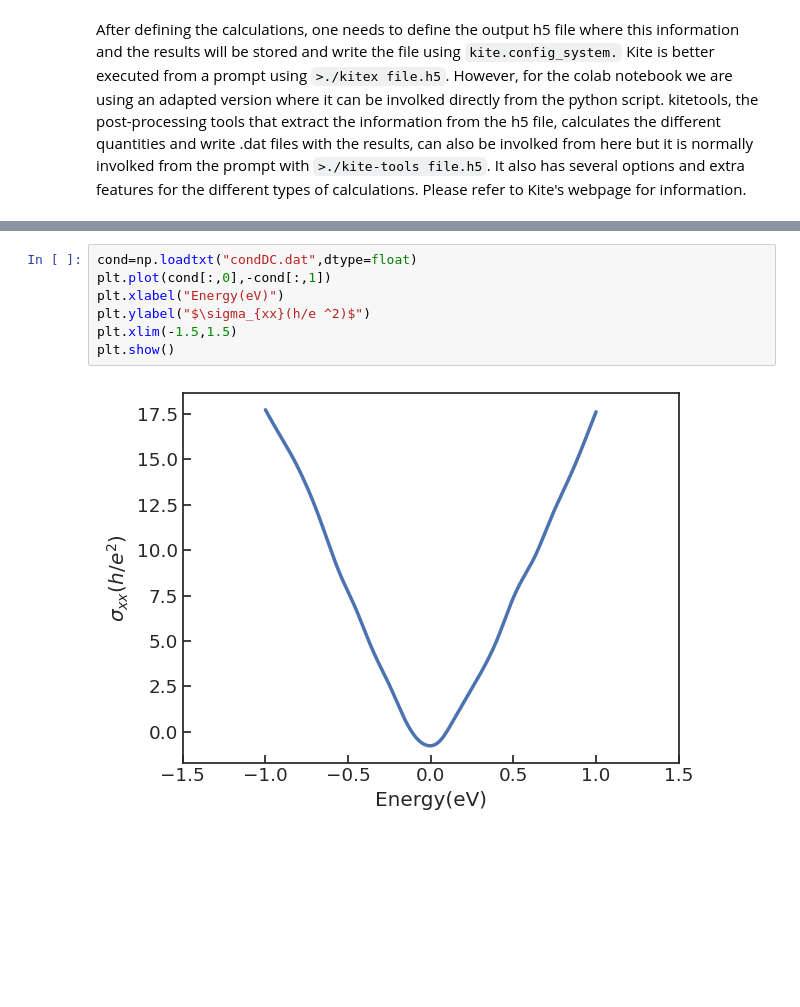
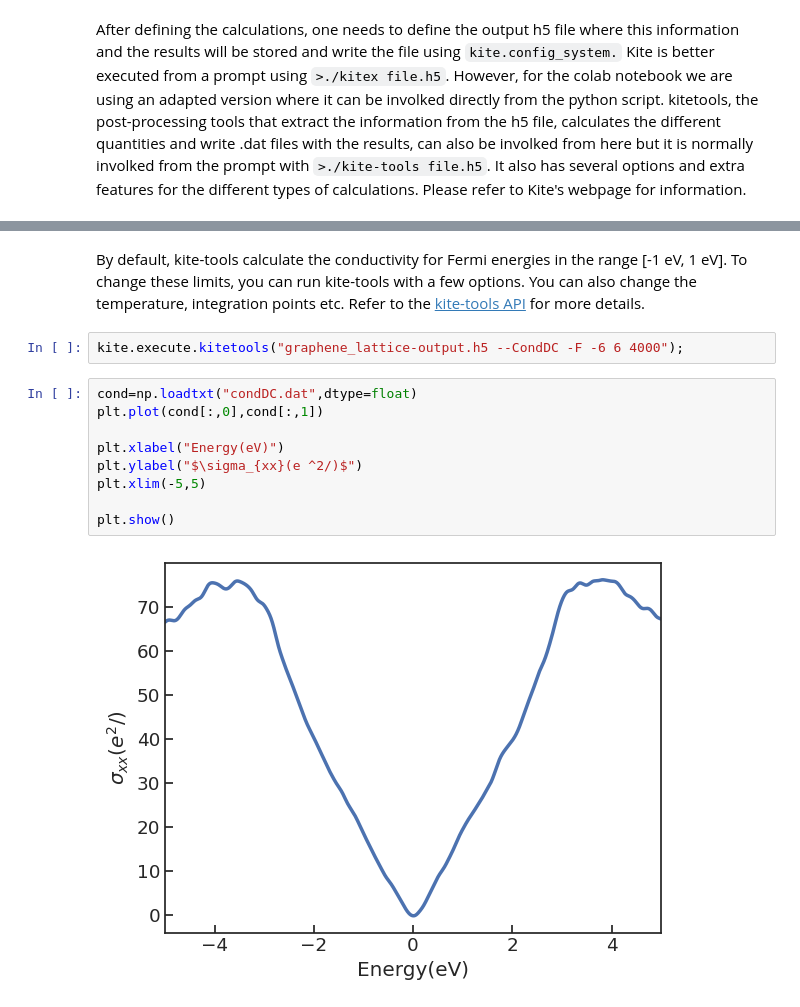
Before and after one commit to tgrappoport/2dmat, a Jupyter notebook: 2_Introduction_to_kite.ipynb, the cells around one changed output, grey strips where cells are left out. Drawn from its saved outputs; the diff is of its cells as text; blank space fills up the shorter version.

```diff
--- a/2_Introduction_to_kite.ipynb
+++ b/2_Introduction_to_kite.ipynb
@@ -163,9 +176,15 @@ plt.show()
+# %% [markdown]
+By default, kite-tools calculate the conductivity for Fermi energies in the range [-1 eV, 1 eV]. To change these limits, you can run kite-tools with a few options. You can also change the temperature, integration points etc.  Refer to the [kite-tools API](https://quantum-kite.com/api/kite-tools/#advanced-usage) for more details.
+# %%
+kite.execute.kitetools("graphene_lattice-output.h5 --CondDC -F -6 6 4000");
 # %%
 cond=np.loadtxt("condDC.dat",dtype=float)
-plt.plot(cond[:,0],-cond[:,1])
+plt.plot(cond[:,0],cond[:,1])
+
 plt.xlabel("Energy(eV)")
-plt.ylabel("$\sigma_{xx}(h/e ^2)$")
-plt.xlim(-1.5,1.5)
+plt.ylabel("$\sigma_{xx}(e ^2/)$")
+plt.xlim(-5,5)
+
 plt.show()
 # %% [output]
-[figure, old version]
+[figure, new version]
```
Also changed, not shown: parts of 29 cells of this notebook.
